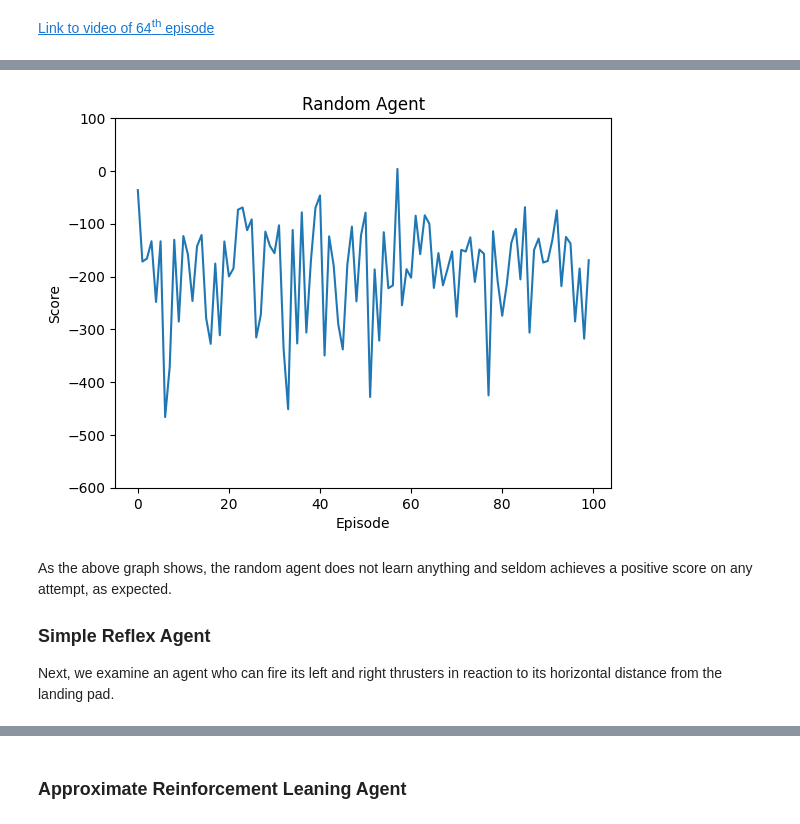
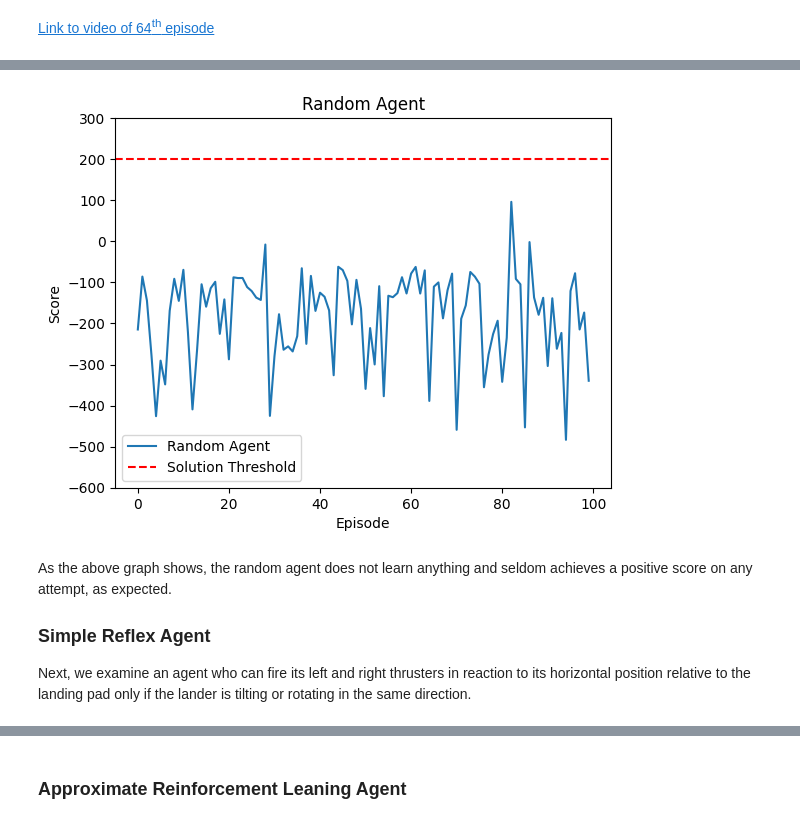
Before and after one commit to jaki9292/rl-project, a Jupyter notebook: project.ipynb, the cells around one changed output, grey strips where cells are left out. Drawn from its saved outputs; the diff is of its cells as text; code cells hidden in the pictures.

```diff
--- a/project.ipynb
+++ b/project.ipynb
@@ -335,7 +362,22 @@ class RandomAgent:
+# %%
+# Define random agent class
+
+class RandomAgent(Agent):
+    '''
+    Inherits from general agent class
+    '''
+    def __init__(self, name = "random_agent"):
+        Agent.__init__(self, name)
 # %%
 # Instantiate lunar lander random agent
 rand_agent = RandomAgent()
 
+# Number of episodes to iterate over
+episodes = 100
+
 # Iterate over 100 episodes
-rand_scores = rand_agent.repeat(100, verbose = True, video = False)
+rand_scores = rand_agent.iterate(episodes, verbose = False, video = False)
+
+# Print average, max, min
+average, max, min = rand_agent.score_stats(verbose = True)
 # %% [output]
@@ -386,19 +412,21 @@ Average score: -189.43885439653826; Max: 3.813823823052857; Min: -466.2104470895
 # %%
 # Plot random agent's scores over all episodes
 
 import matplotlib.pyplot as plt
 
-plt.plot(rand_scores)
-plt.ylim([-600,100])
+plt.plot(rand_scores, label = "Random Agent")
+plt.axhline(y = 200, color = 'r', linestyle = 'dashed', label = "Solution Threshold")
+plt.ylim([-600,300])
 plt.title("Random Agent")
 plt.xlabel("Episode")
-plt.ylabel("Score");
+plt.ylabel("Score")
+plt.legend();
 # %% [output]
-[figure, old version]
+[figure, new version]
 # %% [markdown]
 As the above graph shows, the random agent does not learn anything and seldom achieves a positive score on any attempt, as expected.
 
 ### Simple Reflex Agent ###
 
-Next, we examine an agent who can fire its left and right thrusters in reaction to its horizontal distance from the landing pad.
+Next, we examine an agent who can fire its left and right thrusters in reaction to its horizontal position relative to the landing pad only if the lander is tilting or rotating in the same direction.
 # %%
```
Also changed, not shown: parts of 13 cells of this notebook.
